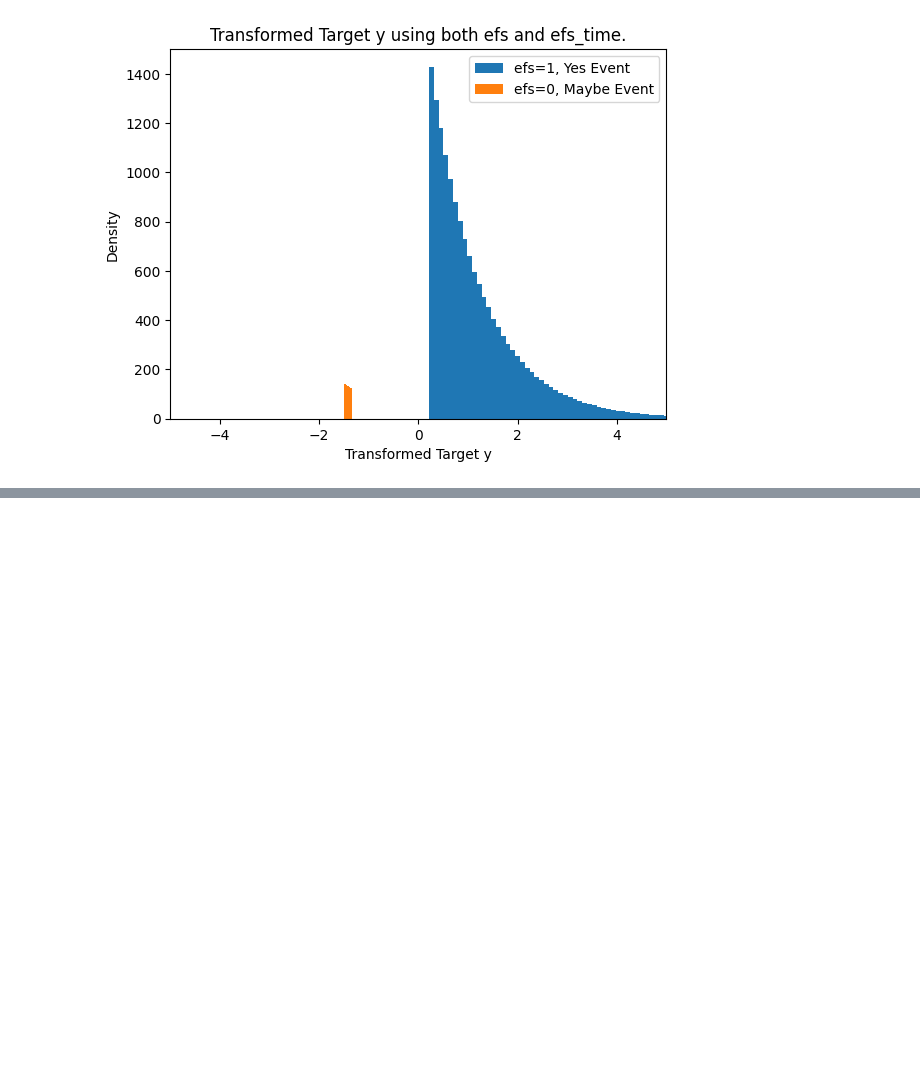
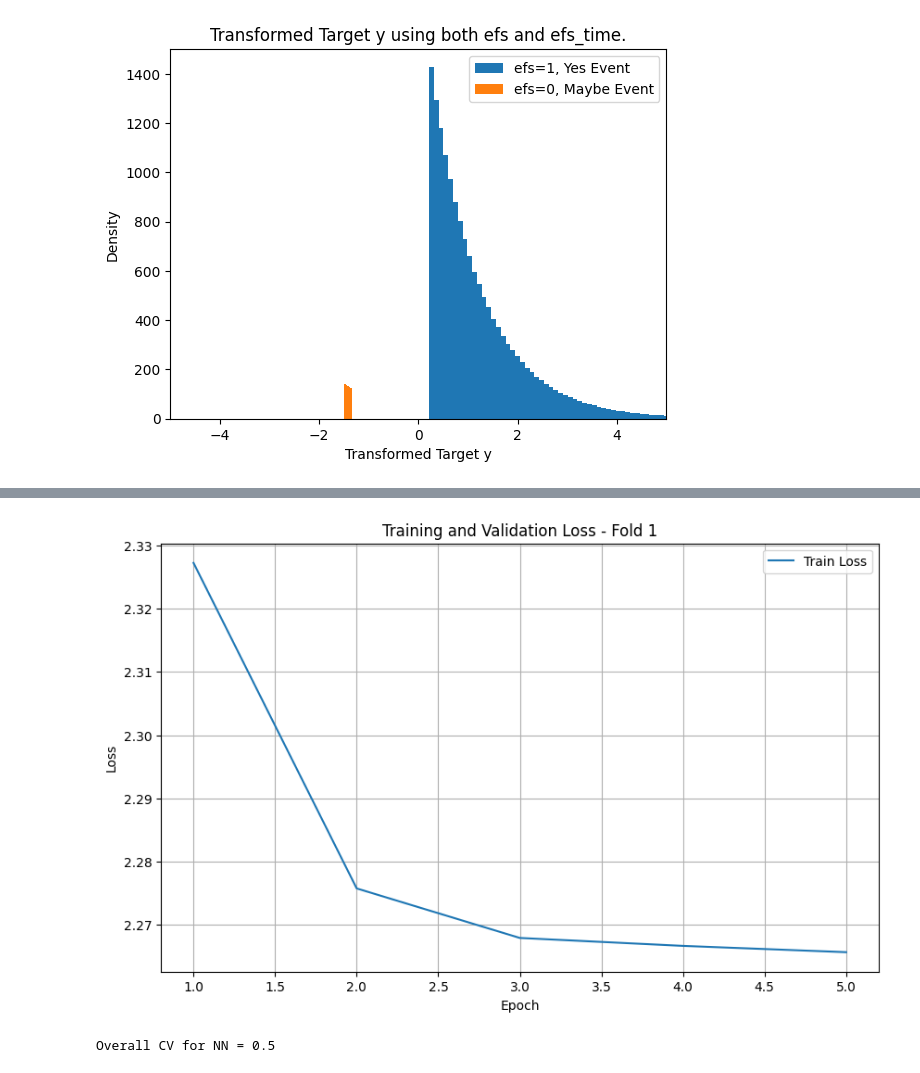
Before and after one commit to marumarukun/kaggle_cibmtr, a Jupyter notebook: experiments/002/03_nn_pytorch.ipynb, the cells around one changed output, grey strips where cells are left out. Cells and saved outputs as stored; diff of their text form; code cells hidden in the pictures; blank space fills up the shorter version.

```diff
--- a/experiments/002/03_nn.ipynb
+++ b/experiments/002/03_nn_pytorch.ipynb
@@ -108,0 +161,12 @@ plt.show()
+# %%
+CATS = []
+for c in FEATURES:
+    if train[c].dtype == "object":
+        train[c] = train[c].fillna("NAN")
+        test[c] = test[c].fillna("NAN")
+        CATS.append(c)
+    elif "age" not in c:
+        train[c] = train[c].astype("str")
+        test[c] = test[c].astype("str")
+        CATS.append(c)
+print(f"In these features, there are {len(CATS)} CATEGORICAL FEATURES: {CATS}")
@@ -108,0 +240,18 @@ plt.show()
+# %%
+# ====================================================
+# Dataset Definition
+# ====================================================
+class TabularDataset(Dataset):
+    def __init__(self, cat_features, num_features, targets=None):
+        self.cat_features = torch.LongTensor(cat_features)
+        self.num_features = torch.FloatTensor(num_features)
+        self.targets = torch.FloatTensor(targets) if targets is not None else None
+
+    def __len__(self):
+        return len(self.cat_features)
+
+    def __getitem__(self, idx):
+        if self.targets is not None:
+            return self.cat_features[idx], self.num_features[idx], self.targets[idx]
+        else:
+            return self.cat_features[idx], self.num_features[idx]
@@ -108,0 +460,24 @@ plt.show()
+# %%
+# エポック終了後に損失の推移をプロット
+plt.figure(figsize=(10, 6))
+plt.plot(range(1, CFG.epochs + 1), train_losses, label="Train Loss")
+# plt.plot(range(1, CFG.epochs + 1), valid_losses, label='Valid Loss')
+plt.xlabel("Epoch")
+plt.ylabel("Loss")
+plt.title(f"Training and Validation Loss - Fold {fold}")
+plt.legend()
+plt.grid(True)
+plt.show()
+# %% [output]
+[figure, added]
+# %%
+# ====================================================
+# Overall CV
+# ====================================================
+y_true = train[["ID", "efs", "efs_time", "race_group"]].copy()
+y_pred = train[["ID"]].copy()
+y_pred["prediction"] = oof_preds
+m = score(y_true.copy(), y_pred.copy(), "ID")
+print("\nOverall CV for NN =", m)
+# %% [output]
+Overall CV for NN = 0.5
```
Also changed, not shown: parts of 10 cells of this notebook, 2 other files.
